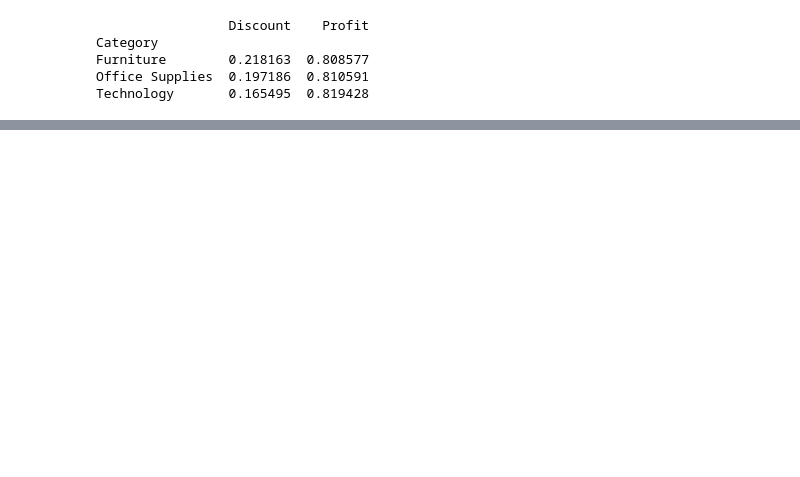
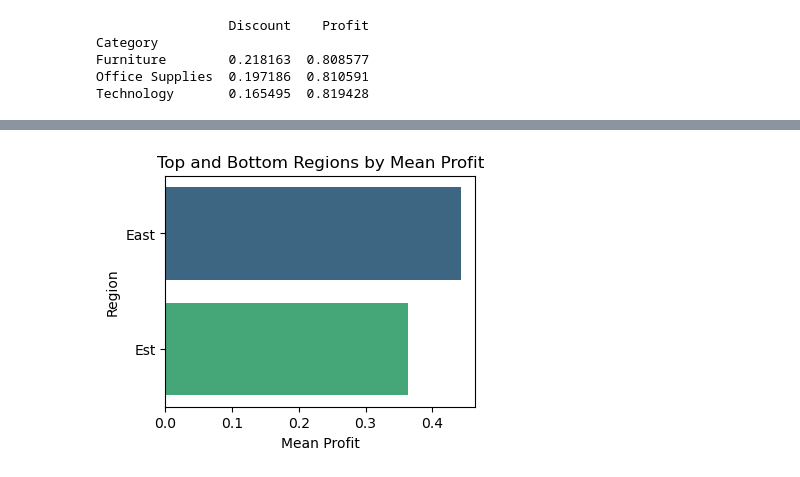
Before and after one commit to hennypurwadi/771951_Dataset_Analysis, a Jupyter notebook: 202370140_analysing_1.ipynb, the cells around one changed output, grey strips where cells are left out. Saved outputs shown, nothing was run; the diff lists cells and outputs as text; code cells hidden in the pictures; blank space fills up the shorter version.

```diff
--- a/202370140_analysing_1.ipynb
+++ b/202370140_analysing_1.ipynb
@@ -149,0 +195,4 @@ Profit   -0.973353  1.000000
+# %%
+mean_profits_by_region = df.groupby('Region')['Profit'].mean().reset_index()
+mean_profits_by_region_sorted = mean_profits_by_region.sort_values('Profit', ascending=False)
+mean_profits_by_region_sorted
@@ -149,0 +206,18 @@ Profit   -0.973353  1.000000
+# %%
+# Top Region by mean profit
+top_regions = mean_profits_by_region_sorted.head(1)
+
+# Bottom Region by mean profit
+bottom_regions = mean_profits_by_region_sorted.tail(1)
+
+# Combining top and bottom for visualization
+combined_regions = pd.concat([top_regions, bottom_regions])
+
+plt.figure(figsize=(4, 3))
+sns.barplot(x='Profit', y='Region', data=combined_regions, palette='viridis')
+plt.title('Top and Bottom Regions by Mean Profit')
+plt.xlabel('Mean Profit')
+plt.ylabel('Region')
+plt.show()
+# %% [output]
+[figure, added]
```
Also changed, not shown: parts of 38 cells of this notebook.
